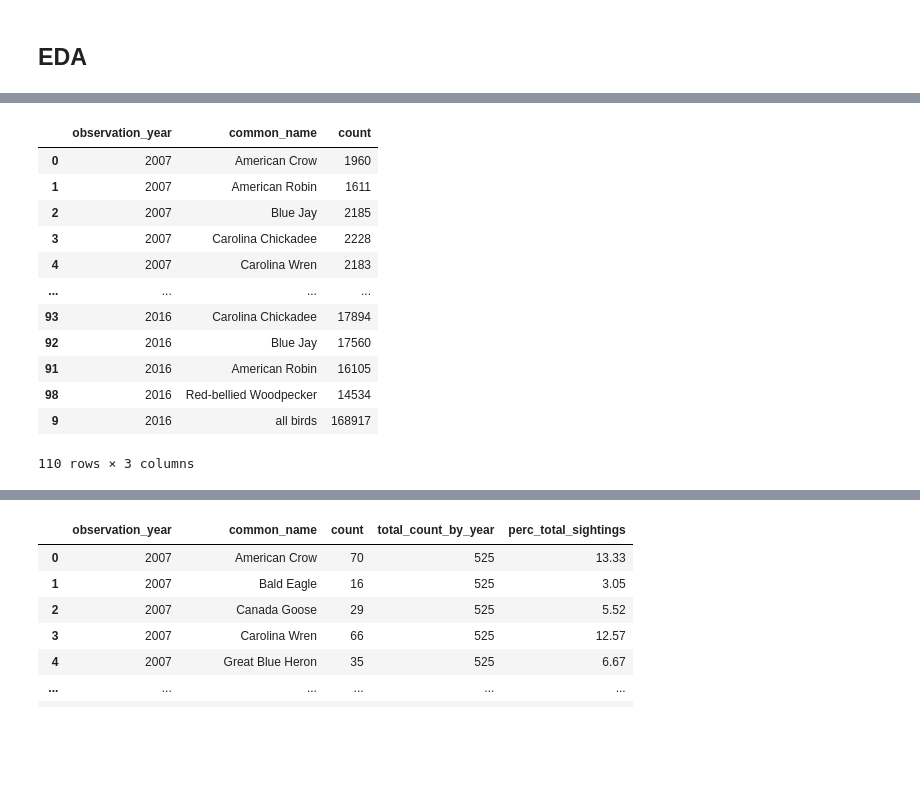
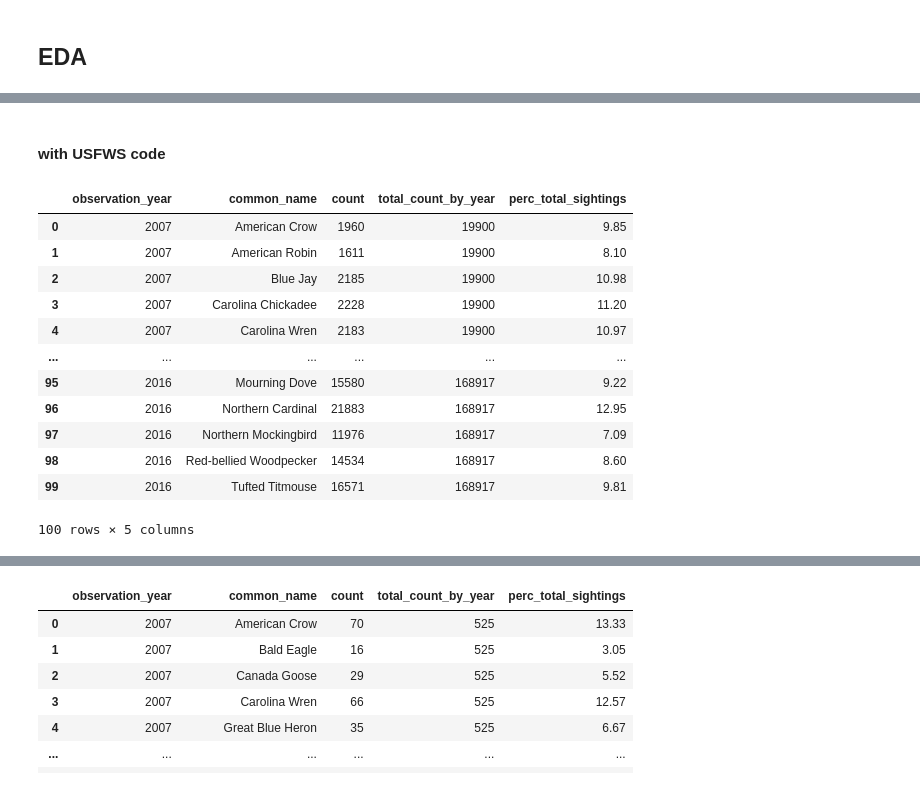
Before and after one commit to danileahacker/NSS-Capstone-Dani-Hacker, a Jupyter notebook: scripts/danih_capstone_eda.ipynb, the cells around one changed output, grey strips where cells are left out. Drawn from its saved outputs; the diff is of its cells as text; code cells hidden in the pictures; blank space fills up the shorter version.

```diff
--- a/scripts/danih_capstone_eda.ipynb
+++ b/scripts/danih_capstone_eda.ipynb
@@ -41,8 +68,8 @@ import matplotlib.pyplot as plt
 birds = pd.read_csv('../data/eBird_2007_to_2016_TN/eBird_2007_to_2016_TN.txt', sep='\t')
 
 # cleaning birds df
-birds = birds[['GLOBAL UNIQUE IDENTIFIER', 'OBSERVATION DATE', 'TAXONOMIC ORDER', 'CATEGORY', 'COMMON NAME', 'SCIENTIFIC NAME', 'AGE/SEX', 'COUNTRY', 'STATE', 'COUNTY', 'IBA CODE', 'BCR CODE', 'USFWS CODE', 'LATITUDE', 'LONGITUDE', 'OBSERVER ID', 'TRIP COMMENTS']]
-birds.columns = ['global_unique_identifier', 'observation_date', 'tax_order', 'category', 'common_name', 'scientific_name', 'age_sex', 'country', 'state', 'county', 'iba_code', 'bcr_code', 'usfws_code', 'lat', 'long', 'observer_id', 'trip_comments']
+birds = birds[['GLOBAL UNIQUE IDENTIFIER', 'OBSERVATION DATE', 'CATEGORY', 'COMMON NAME', 'SCIENTIFIC NAME', 'STATE', 'COUNTY', 'IBA CODE', 'BCR CODE', 'USFWS CODE', 'LATITUDE', 'LONGITUDE', 'OBSERVER ID', 'TRIP COMMENTS']]
+birds.columns = ['global_unique_identifier', 'observation_date', 'category', 'common_name', 'scientific_name', 'state', 'county', 'iba_code', 'bcr_code', 'usfws_code', 'lat', 'long', 'observer_id', 'trip_comments']
 
 # creating additional column for observation year
 birds['observation_year'] = [x[:4] for x in birds.observation_date]
@@ -169,28 +372,34 @@ Name: count, dtype: int64
+# %% [markdown]
+#### with USFWS code
 # %%
 # creating subset called outside usfws top 10, grouping by year & common name
 outside_usfws_top10 = birds_outside_usfws.loc[birds_outside_usfws.common_name.isin(['Northern Cardinal', 'American Crow', 'Carolina Chickadee', 'Blue Jay', 'Carolina Wren', 'Tufted Titmouse', 'Mourning Dove', 'American Robin', 'Red-bellied Woodpecker', 'Northern Mockingbird'])]
 outside_usfws_top10 = outside_usfws_top10.groupby(['observation_year', 'common_name']).count()[['global_unique_identifier']].reset_index()
 outside_usfws_top10.columns = ['observation_year', 'common_name', 'count']
 
-# adding total count per year
-total_birds = outside_usfws_top10.groupby('observation_year').sum()[['count']].reset_index()
-total_birds['common_name'] = 'all birds'
-outside_usfws_top10 = pd.concat([outside_usfws_top10, total_birds]).sort_values('observation_year')
+# adding total count per year as a column
+total_birds = outside_usfws_top10.groupby('observation_year').sum()[['count']]
+total_birds = total_birds.reset_index()
+total_birds.columns=['observation_year', 'total_count_by_year']
+# merging back
+outside_usfws_top10 = pd.merge(outside_usfws_top10, total_birds, on='observation_year', how='inner')
+
+# adding perc column
+outside_usfws_top10['perc_total_sightings'] = round(outside_usfws_top10['count']/outside_usfws_top10.total_count_by_year*100,2)
 
 outside_usfws_top10
 # .loc[outside_usfws_top10.common_name == 'Northern Mockingbird']
-# df.loc[df['channel'].isin(['sale','fullprice'])]
 # %% [output]
-|  | observation_year | common_name | count |
-| 0 | 2007 | American Crow | 1960 |
-| 1 | 2007 | American Robin | 1611 |
-| 2 | 2007 | Blue Jay | 2185 |
-| 3 | 2007 | Carolina Chickadee | 2228 |
-| 4 | 2007 | Carolina Wren | 2183 |
-| ... | ... | ... | ... |
-| 93 | 2016 | Carolina Chickadee | 17894 |
-| 92 | 2016 | Blue Jay | 17560 |
-| 91 | 2016 | American Robin | 16105 |
-| 98 | 2016 | Red-bellied Woodpecker | 14534 |
-| 9 | 2016 | all birds | 168917 |
+|  | observation_year | common_name | count | total_count_by_year | perc_total_sightings |
+| 0 | 2007 | American Crow | 1960 | 19900 | 9.85 |
+| 1 | 2007 | American Robin | 1611 | 19900 | 8.10 |
+| 2 | 2007 | Blue Jay | 2185 | 19900 | 10.98 |
+| 3 | 2007 | Carolina Chickadee | 2228 | 19900 | 11.20 |
+| 4 | 2007 | Carolina Wren | 2183 | 19900 | 10.97 |
+| ... | ... | ... | ... | ... | ... |
+| 95 | 2016 | Mourning Dove | 15580 | 168917 | 9.22 |
+| 96 | 2016 | Northern Cardinal | 21883 | 168917 | 12.95 |
+| 97 | 2016 | Northern Mockingbird | 11976 | 168917 | 7.09 |
+| 98 | 2016 | Red-bellied Woodpecker | 14534 | 168917 | 8.60 |
+| 99 | 2016 | Tufted Titmouse | 16571 | 168917 | 9.81 |
-110 rows × 3 columns
+100 rows × 5 columns
```
Also changed, not shown: parts of 24 cells of this notebook.
